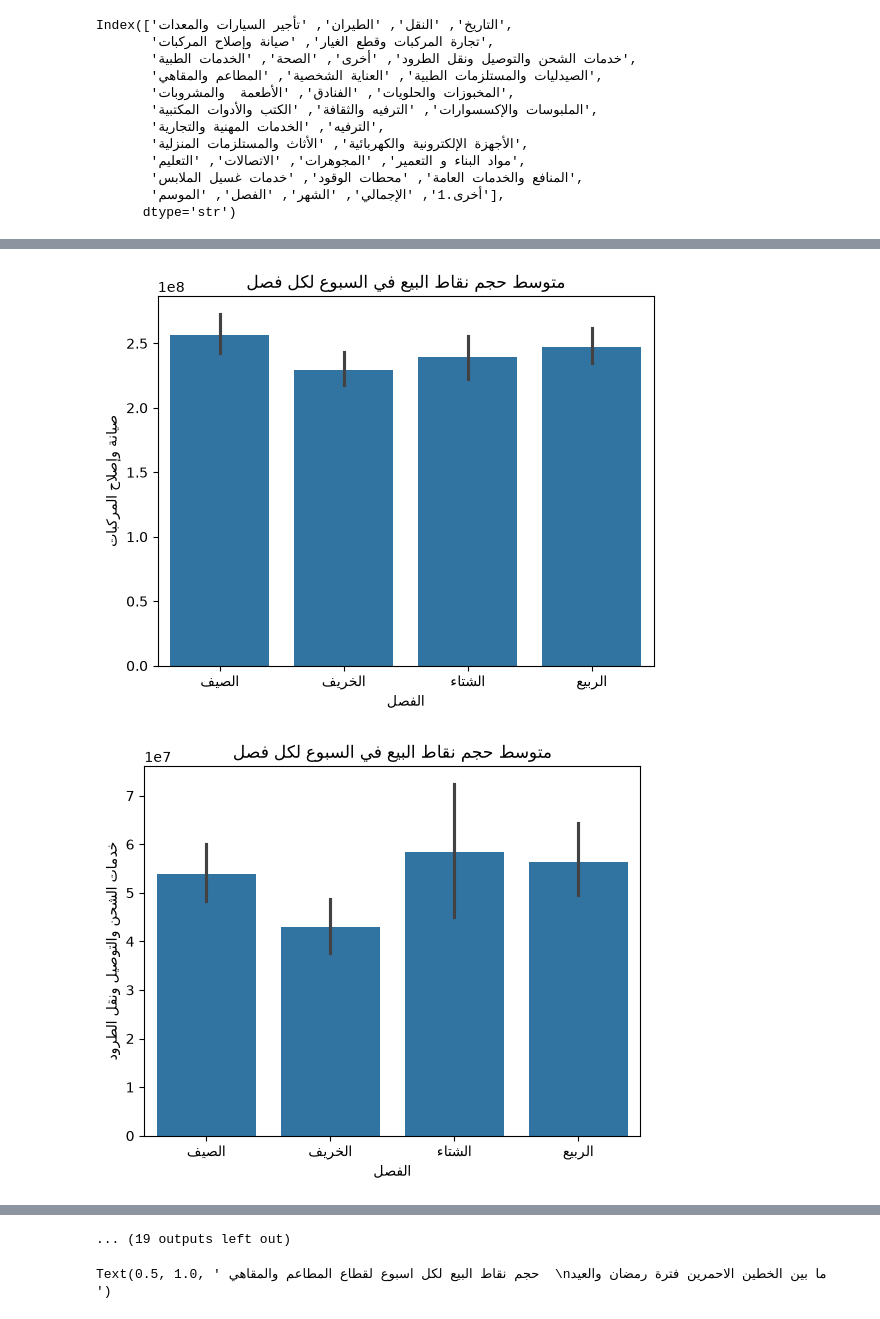
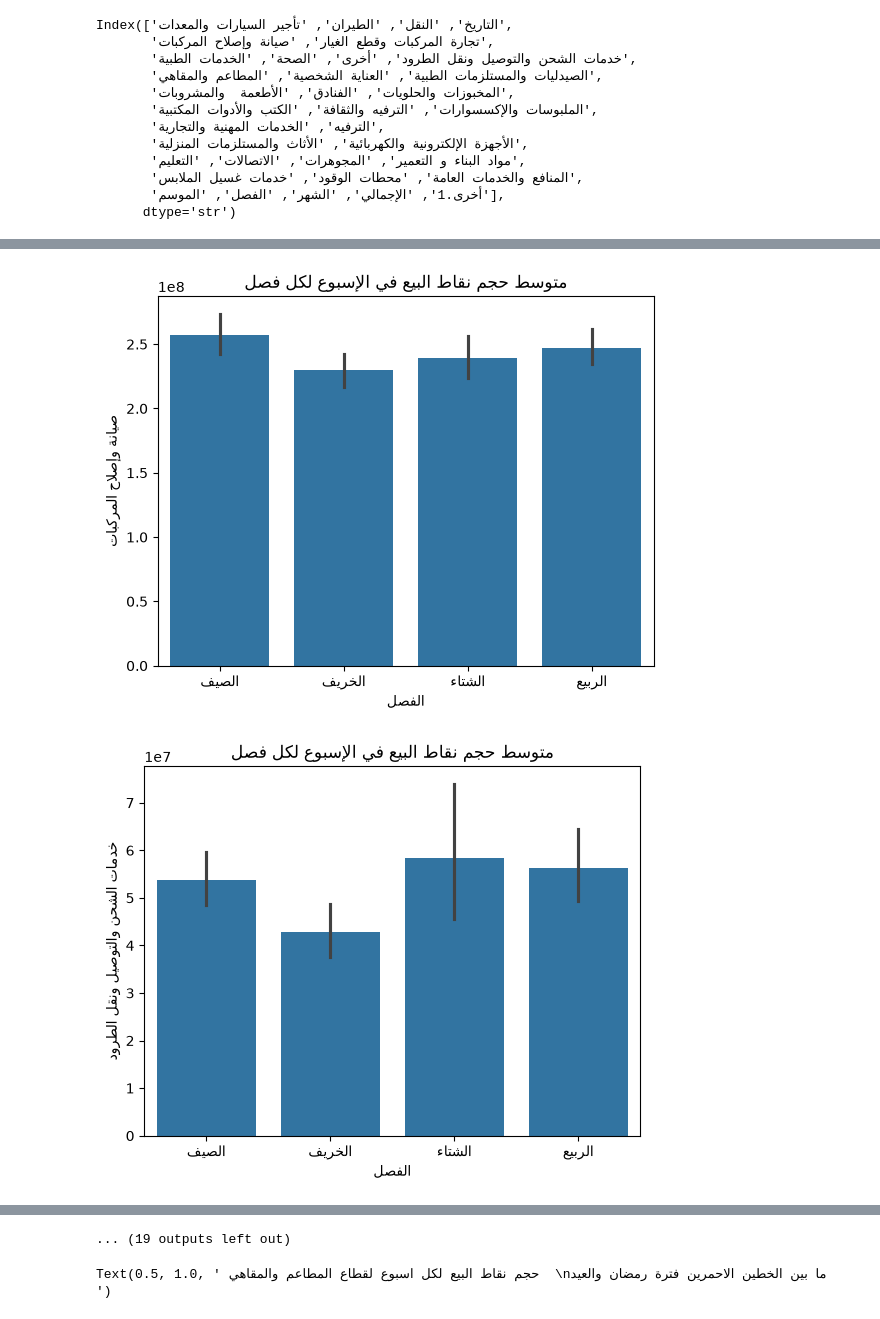
Before and after one commit to ibrahimAM19/EDA_POS-2025-2026, a Jupyter notebook: notebooks/eda.ipynb, the cells around one changed output, grey strips where cells are left out. Drawn from its saved outputs; the diff is of its cells as text; code cells hidden in the pictures.

Commit message:
graph

```diff
--- a/notebooks/eda.ipynb
+++ b/notebooks/eda.ipynb
@@ -106,18 +106,21 @@ cols = pos.select_dtypes('float').columns
 # %%
 cols = pos.select_dtypes('float').columns
 
 
+
 for col in cols:
     plt.figure()
-    sns.barplot(data = pos,y=col,x=quarter)
-    plt.title("متوسط حجم نقاط البيع في السبوع لكل فصل")
+    sns.barplot(data=pos, y=col, x=quarter)
+    plt.title("متوسط حجم نقاط البيع في الإسبوع لكل فصل")
+    plt.show()
+    plt.close()
 # %% [output]
 [figure]
 [figure]
 [figure]
 [figure]
-[figure, old version]
+[figure, new version]
-[figure, old version]
+[figure, new version]
 [figure]
 [figure]
 [figure]
```
Also changed, not shown: 45 other files.
